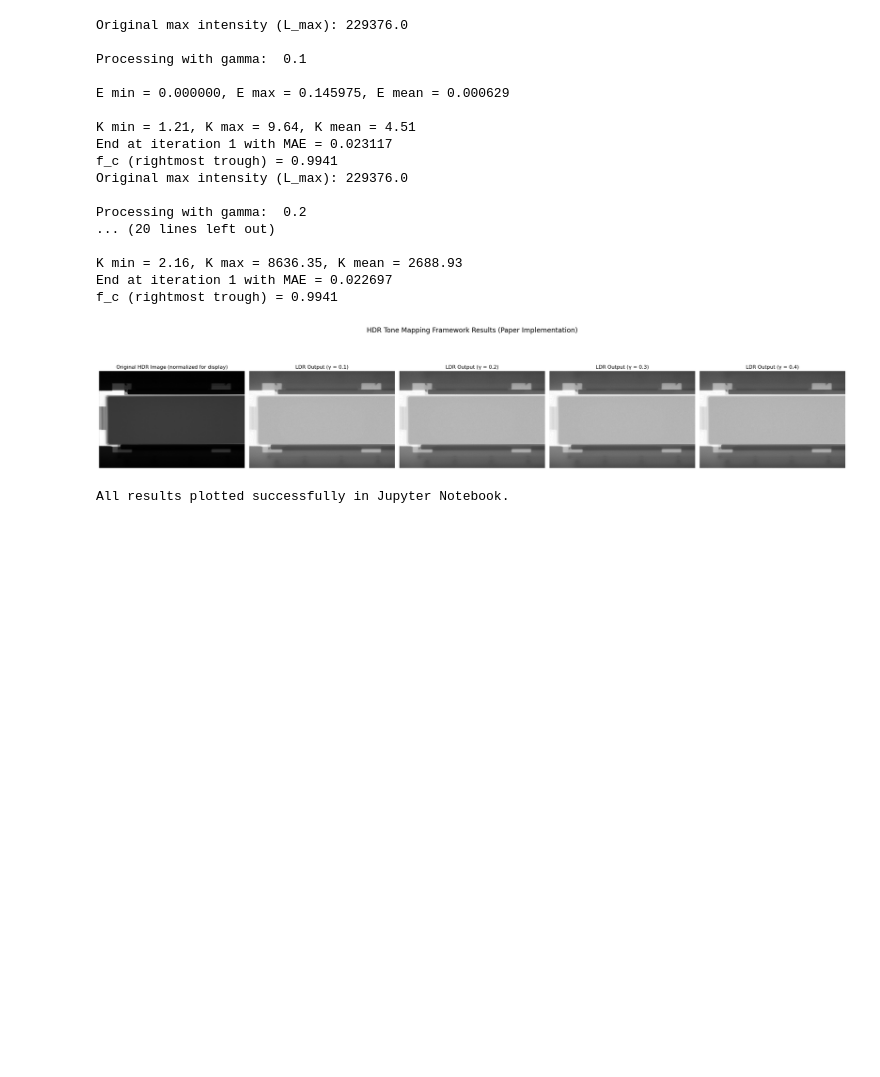
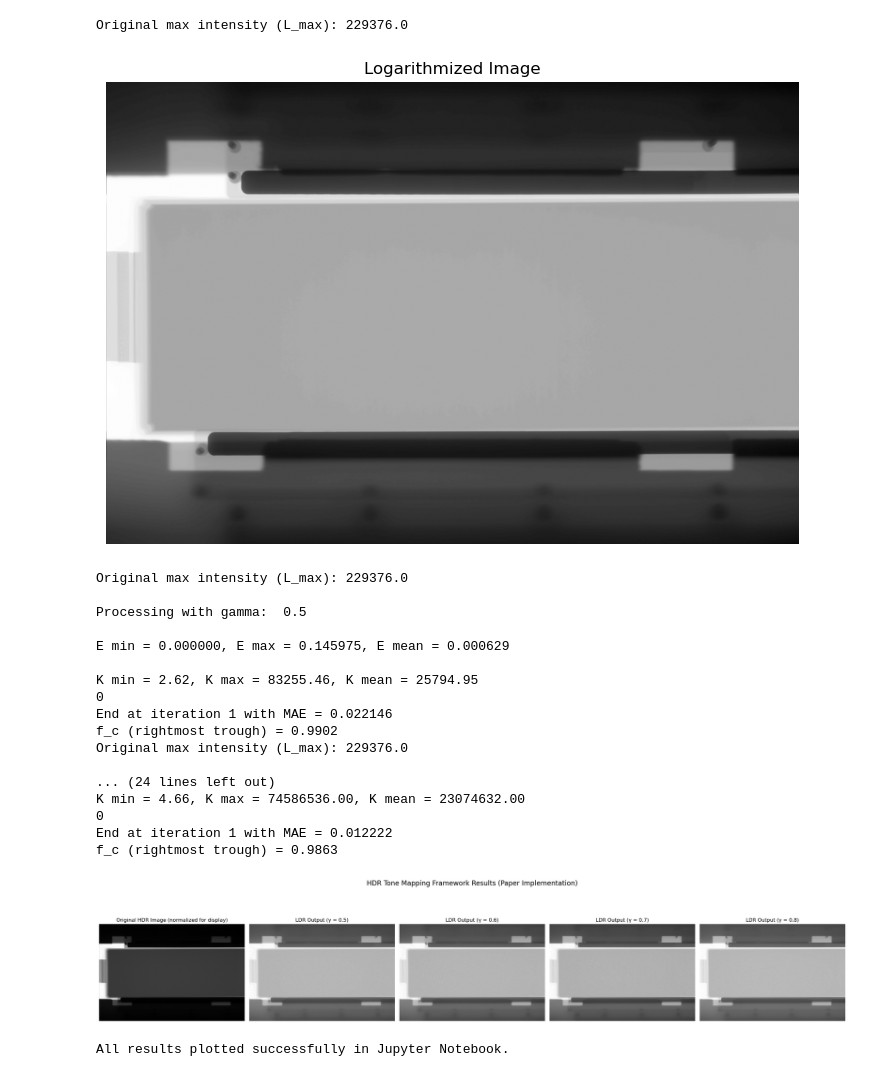
Before and after one commit to phj77/X-ray-tone-mapping-based-on-fattal, a Jupyter notebook: src/exps/exp.ipynb, the cells around one changed output. Saved outputs shown, nothing was run; the diff lists cells and outputs as text; code cells hidden in the pictures; blank space fills up the shorter version.

Commit message:
add backward gradient, adjust forward gradient

```diff
--- a/src/exps/exp.ipynb
+++ b/src/exps/exp.ipynb
@@ -1,3 +1,35 @@
+# %%
+#===================================================
+#show logarithim image
+#===================================================
+
+import sys
+import os
+root_path = os.path.abspath(os.path.join(os.getcwd(), "..", ".."))
+if root_path not in sys.path:
+    sys.path.append(root_path)
+from src.generals.utils import load_hdr
+
+from src.generals.utils import load_hdr
+from src.gradient_tone_mapping.tonemap import tonemap,_step1_log_mapping
+import matplotlib.pyplot as plt
+import numpy as np
+
+input = "../../data/image_sample/1_Halo_Corner_Bottom/01_3072 x 2048_pos(1)_NG.hdr"
+
+hdr = load_hdr(input)
+log = _step1_log_mapping(hdr)
+log = (log * 255)
+log = np.clip(log, 0, 255).astype(np.uint8)
+
+plt.figure(figsize=(10, 6))
+plt.imshow(log, cmap='gray') # 흑백 이미지일 경우 cmap='gray' 설정
+plt.title('Logarithmized Image')
+plt.axis('off') # 격자 제거
+plt.show()
+# %% [output]
+Original max intensity (L_max): 229376.0
+[figure, added]
 # %%
 import sys
 import os
@@ -65,20 +97,20 @@ run("../../data/image_sample/1_Halo_Corner_Bottom/01_3072 x 2048_pos(1)_NG.hdr")
 # %% [output]
 Original max intensity (L_max): 229376.0
 
-Processing with gamma:  0.1
+Processing with gamma:  0.5
 
 E min = 0.000000, E max = 0.145975, E mean = 0.000629
 
-K min = 1.21, K max = 9.64, K mean = 4.51
-End at iteration 1 with MAE = 0.023117
-f_c (rightmost trough) = 0.9941
+K min = 2.62, K max = 83255.46, K mean = 25794.95
+0
+End at iteration 1 with MAE = 0.022146
+f_c (rightmost trough) = 0.9902
 Original max intensity (L_max): 229376.0
 
-Processing with gamma:  0.2
-... (20 lines left out)
-
-K min = 2.16, K max = 8636.35, K mean = 2688.93
-End at iteration 1 with MAE = 0.022697
-f_c (rightmost trough) = 0.9941
+... (24 lines left out)
+K min = 4.66, K max = 74586536.00, K mean = 23074632.00
+0
+End at iteration 1 with MAE = 0.012222
+f_c (rightmost trough) = 0.9863
 [figure]
 All results plotted successfully in Jupyter Notebook.
```
Also changed, not shown: 2 other files.
